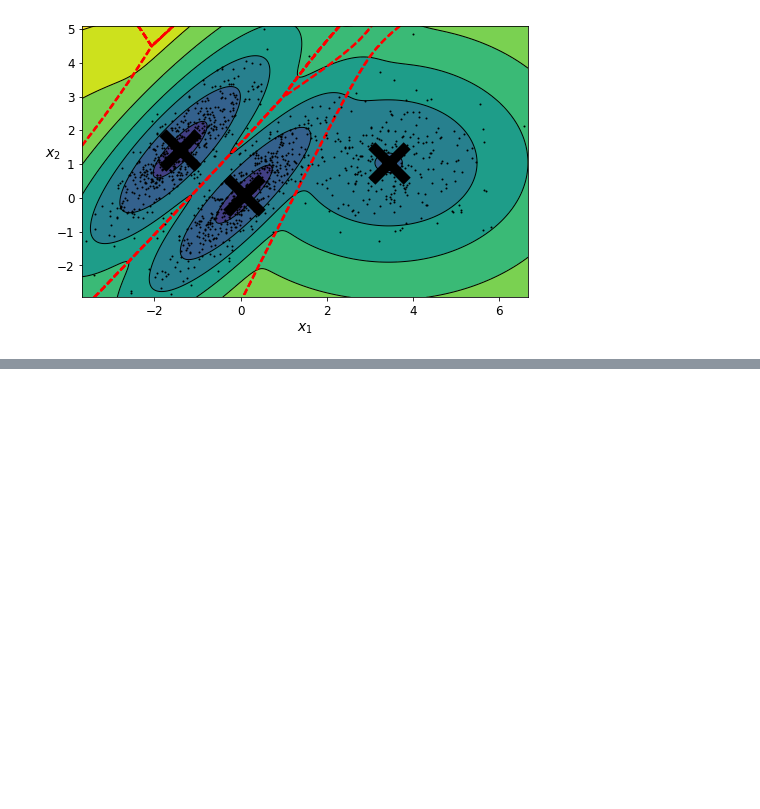
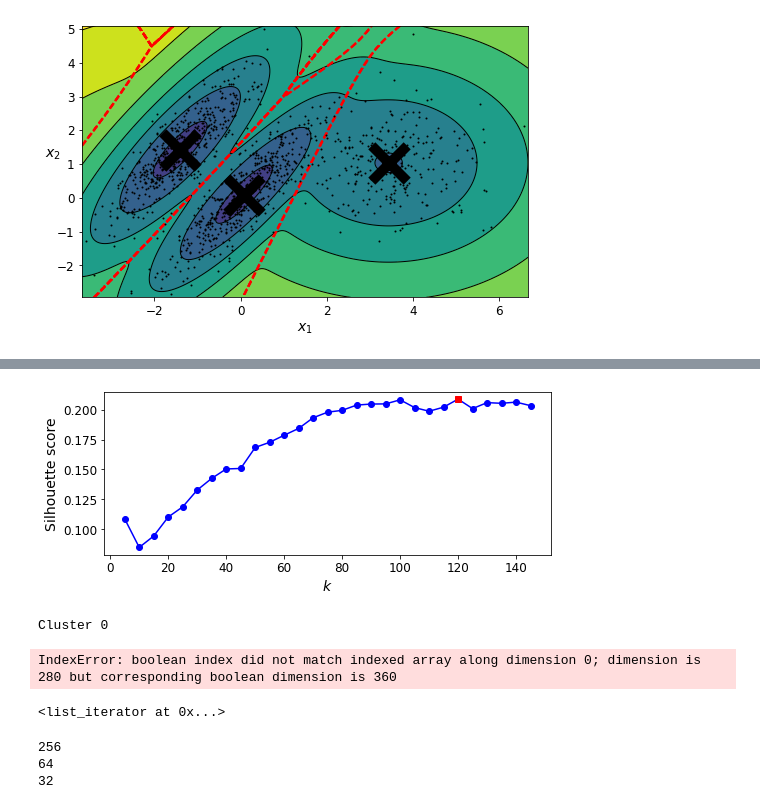
Before and after one commit to espanto28/handsonmlsklearnkerastf, a Jupyter notebook: Chapter9/Unsupervised Learning Techniques.ipynb, the cells around one changed output, grey strips where cells are left out. Drawn from its saved outputs; the diff is of its cells as text; code cells hidden in the pictures; blank space fills up the shorter version.

```diff
--- a/Chapter9/Unsupervised Learning Techniques.ipynb
+++ b/Chapter9/Unsupervised Learning Techniques.ipynb
@@ -1243,0 +1267,2 @@ One use case is with clustering and you are trying to do label propagation. A hu
+# %%
+olivetti = fetch_olivetti_faces()
@@ -1243,0 +1274,21 @@ One use case is with clustering and you are trying to do label propagation. A hu
+# %%
+strat_split = StratifiedShuffleSplit(n_splits=5,test_size=40,random_state=42)
+train_valid_idx, test_idx = next(strat_split.split(olivetti.data, olivetti.target))
+X_train_valid = olivetti.data[train_valid_idx]
+y_train_valid = olivetti.target[train_valid_idx]
+X_test = olivetti.data[test_idx]
+y_test = olivetti.target[test_idx]
+
+strat_split = StratifiedShuffleSplit(n_splits=1, test_size=80, random_state=43)
+train_idx, valid_idx = next(strat_split.split(X_train_valid, y_train_valid))
+X_train = X_train_valid[train_idx]
+y_train = y_train_valid[train_idx]
+X_valid = X_train_valid[valid_idx]
+y_valid = y_train_valid[valid_idx]
+# %%
+k_range = range(5, 150, 5)
+kmeans_per_k = []
+for k in k_range:
+    print("k={}".format(k))
+    kmeans = KMeans(n_clusters=k, random_state=42).fit(X_train_valid)
+    kmeans_per_k.append(kmeans)
@@ -1243,0 +1313,17 @@ One use case is with clustering and you are trying to do label propagation. A hu
+# %%
+from sklearn.metrics import silhouette_score
+
+silhouette_scores = [silhouette_score(X_train_valid, model.labels_)
+                     for model in kmeans_per_k]
+best_index = np.argmax(silhouette_scores)
+best_k = k_range[best_index]
+best_score = silhouette_scores[best_index]
+
+plt.figure(figsize=(8, 3))
+plt.plot(k_range, silhouette_scores, "bo-")
+plt.xlabel("$k$", fontsize=14)
+plt.ylabel("Silhouette score", fontsize=14)
+plt.plot(best_k, best_score, "rs")
+plt.show()
+# %% [output]
+[figure, added]
@@ -1243,0 +1332,24 @@ One use case is with clustering and you are trying to do label propagation. A hu
+# %%
+def plot_faces(faces, labels, n_cols=5):
+    n_rows = (len(faces) - 1) // n_cols + 1
+    plt.figure(figsize=(n_cols, n_rows * 1.1))
+    for index, (face, label) in enumerate(zip(faces, labels)):
+        plt.subplot(n_rows, n_cols, index + 1)
+        plt.imshow(face.reshape(64, 64), cmap="gray")
+        plt.axis("off")
+        plt.title(label)
+    plt.show()
+
+for cluster_id in np.unique(best_model.labels_):
+    print("Cluster", cluster_id)
+    in_cluster = best_model.labels_==cluster_id
+    faces = X_train[in_cluster].reshape(-1, 64, 64)
+    labels = y_train[in_cluster]
+    plot_faces(faces, labels)
+# %% [output]
+Cluster 0
+IndexError: boolean index did not match indexed array along dimension 0; dimension is 280 but corresponding boolean dimension is 360
+# %%
+iter([256,64,32])
+# %% [output]
+<list_iterator at 0x...>
@@ -1243,0 +1358,9 @@ One use case is with clustering and you are trying to do label propagation. A hu
+# %%
+time0 = time.time()
+for i in iter([256,64,32]):
+    print(i)
+time1 = time.time()
+# %% [output]
+256
+64
+32
```
Also changed, not shown: parts of 20 cells of this notebook.
